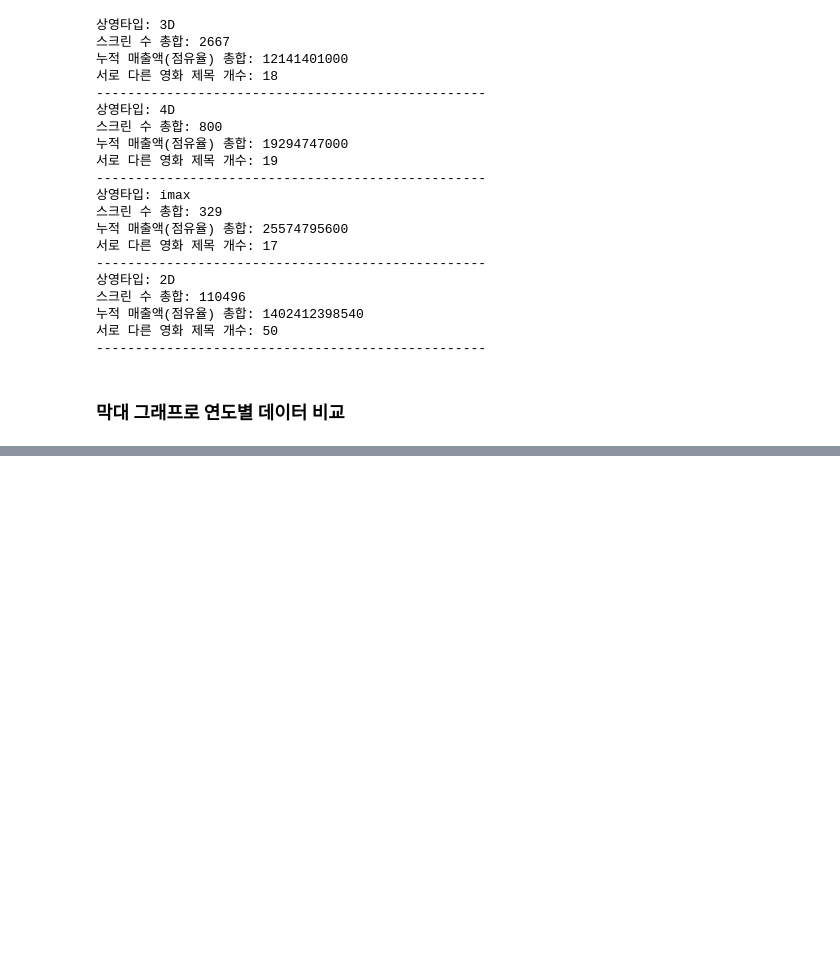
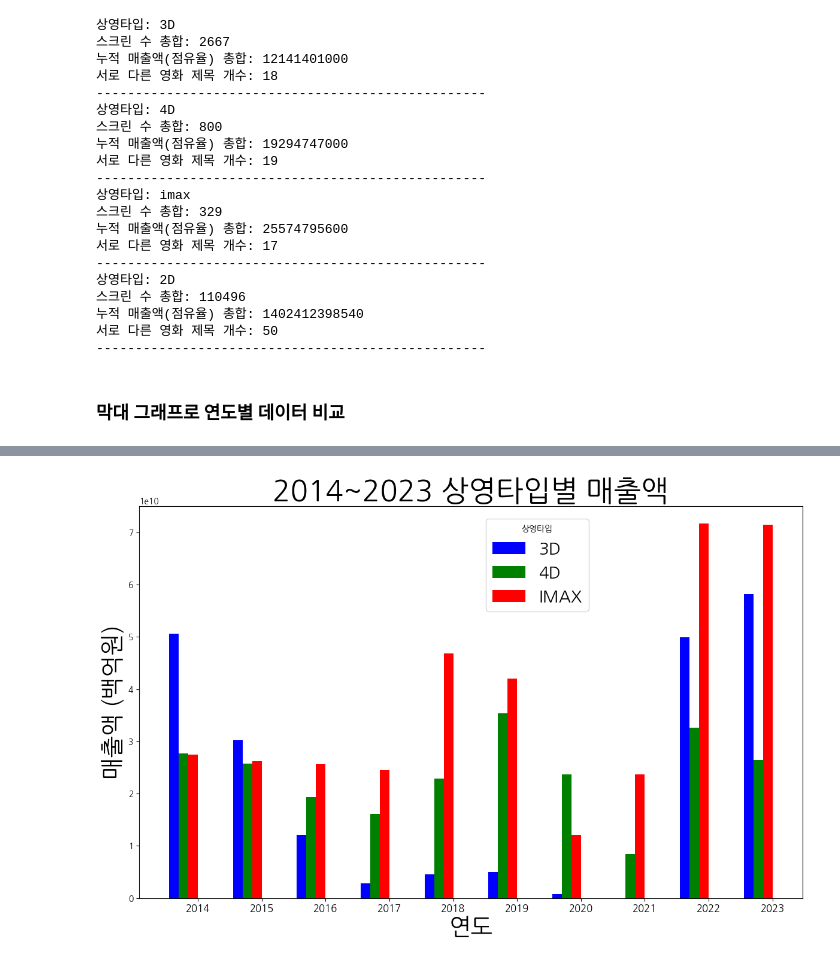
Before and after one commit to addinedu-ros-8th/eda-repo-1, a Jupyter notebook: src/시각화3.ipynb, the cells around one changed output, grey strips where cells are left out. Cells and saved outputs as stored; diff of their text form; code cells hidden in the pictures; blank space fills up the shorter version.

```diff
--- a/src/시각화3.ipynb
+++ b/src/시각화3.ipynb
@@ -459,3 +461,50 @@ plt.show()
+# %%
+import matplotlib.pyplot as plt
+import matplotlib as mpl
+from matplotlib.ticker import FuncFormatter
+import koreanize_matplotlib
+
+# 한글 사용을 위한 설정
+mpl.rc('font', family='NanumGothic')  # 'NanumGothic' 폰트 사용
+mpl.rcParams['axes.unicode_minus'] = False  # 마이너스 기호가 깨지지 않도록 설정
+
+# 데이터 정의
+years = ['2014', '2015', '2016', '2017', '2018', '2019', '2020', '2021',
+         '2022','2023']
+screen_data_3d = [50627332300, 30225567100, 12141401000, 2831682100, 4593257800, 5042560200, 741393650, 0, 49962402201, 58116831141]
+screen_data_4d = [27744302000, 25761635860, 19294747000, 16154068500, 22891963500, 35360236940, 23665872420, 8500569000, 32659731200, 26446873000]
+screen_data_imax = [27454503500, 26247482000, 25574795600, 24474883000, 46836974820, 42036481270, 12090523560, 23705868670, 71722943120, 71499319360]
+# screen_data_2d = [9117.1, 9743.2, 11049.6, 12047.7, 12645.9]
+
+# 그래프 생성
+fig, ax = plt.subplots(figsize=(12, 8))
+
+# 막대 그래프 그리기
+bar_width = 0.15
+index = range(len(years))
+
+bar1 = ax.bar([i - 2.5 * bar_width for i in index], screen_data_3d, bar_width, label='3D', color='blue')
+bar2 = ax.bar([i - 1.5 * bar_width for i in index], screen_data_4d, bar_width, label='4D', color='green')
+bar3 = ax.bar([i - 0.5 * bar_width for i in index], screen_data_imax, bar_width, label='IMAX', color='red')
+# bar4 = ax.bar([i + 0.5 * bar_width for i in index], screen_data_2d, bar_width, label='2D', color='purple')
+
+# 그래프에 라벨 추가
+ax.set_xlabel('연도', fontsize=28)
+ax.set_ylabel('매출액 (백억원)', fontsize=28)
+ax.set_title('2014~2023 상영타입별 매출액', fontsize=35)
+ax.set_xticks(index)
+ax.set_xticklabels(years, fontsize=12)
+ax.legend(title='상영타입', fontsize=20)
+
+# y축 범위 설정
+ax.set_ylim(0, 75000000000)  # y축의 최대값을 80억으로 설정 (최대 매출액에 맞춰 조정)
+ax.legend(title='상영타입', fontsize=20, loc='center', bbox_to_anchor=(0.6, 0.85))
+
+# 그래프 표시
+plt.tight_layout()
+plt.show()
+# %% [output]
+[figure, added]
 # %%
 import matplotlib.pyplot as plt
 import matplotlib as mpl
```
Also changed, not shown: parts of 2 cells of this notebook.
